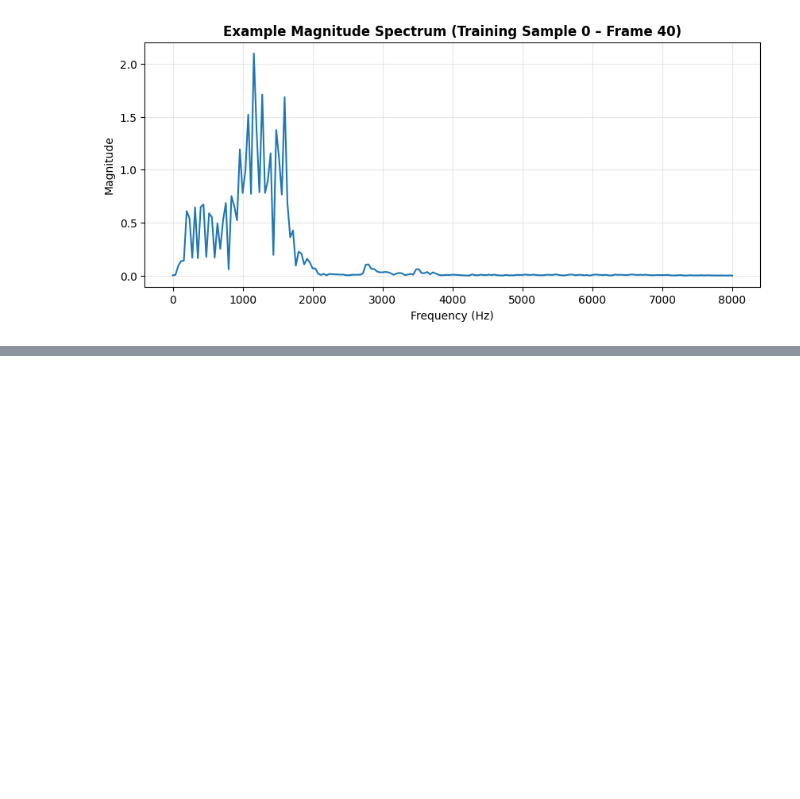
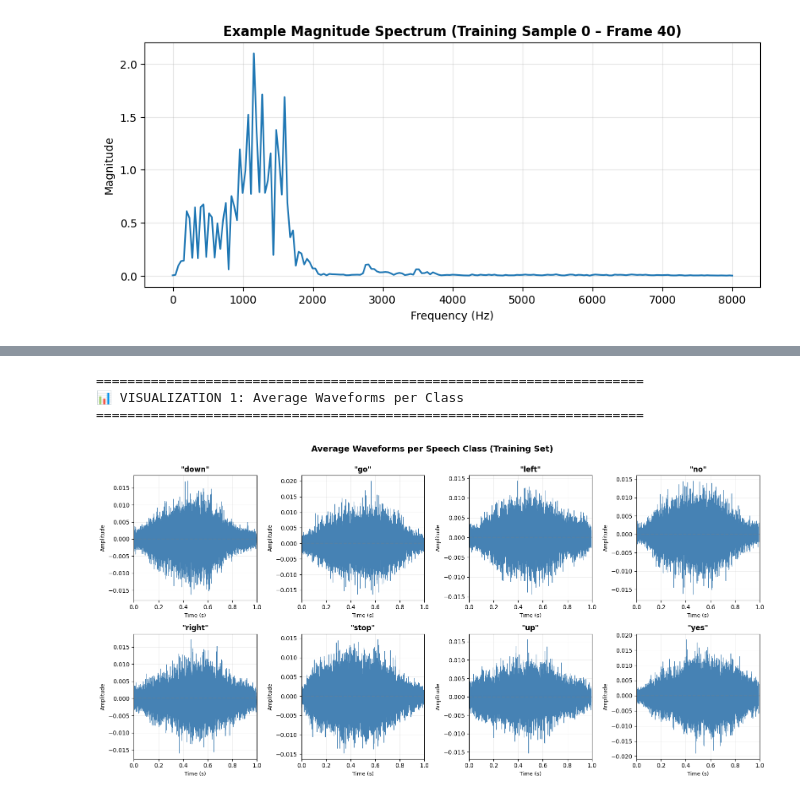
Before and after one commit to Yussof-Waleed/DSP-Speech-Command-Recognition, a Jupyter notebook: speech_recognition_pipeline.ipynb, the cells around one changed output, grey strips where cells are left out. Drawn from its saved outputs; the diff is of its cells as text; code cells hidden in the pictures; blank space fills up the shorter version.

```diff
--- a/speech_recognition_pipeline.ipynb
+++ b/speech_recognition_pipeline.ipynb
@@ -1144,0 +1198,55 @@ Testing spectra shape  : (1595, 98, 201)
+# %%
+# ===================================================================
+# VISUALIZATION 1: Average Waveforms (Time Domain)
+# ===================================================================
+
+print("\n" + "=" * 70)
+print("📊 VISUALIZATION 1: Average Waveforms per Class")
+print("=" * 70)
+
+fig, axes = plt.subplots(2, 4, figsize=(16, 8))
+axes = axes.flatten()
+
+for idx, class_label in enumerate(unique_classes):
+    ax = axes[idx]
+
+    # Reconstruct full waveform from frames using overlap-add
+    avg_frames = avg_frames_per_class[idx]
+    n_frames, frame_length = avg_frames.shape
+    hop_length = Config.hop_samples()
+
+    # Calculate output length
+    output_length = (n_frames - 1) * hop_length + frame_length
+    reconstructed = np.zeros(output_length)
+    window_sum = np.zeros(output_length)
+    window = get_window(Config.WINDOW_TYPE, frame_length)
+
+    # Overlap-add reconstruction
+    for frame_idx in range(n_frames):
+        start = frame_idx * hop_length
+        reconstructed[start:start + frame_length] += avg_frames[frame_idx]
+        window_sum[start:start + frame_length] += window
+
+    # Normalize by window sum to compensate for overlaps
+    window_sum[window_sum < 1e-8] = 1.0  # Avoid division by zero
+    reconstructed /= window_sum
+
+    # Plot
+    time = np.arange(len(reconstructed)) / Config.SAMPLE_RATE
+    ax.plot(time, reconstructed, linewidth=0.8, color='steelblue')
+    ax.set_title(f'"{class_label}"', fontsize=12, fontweight='bold')
+    ax.set_xlabel('Time (s)', fontsize=9)
+    ax.set_ylabel('Amplitude', fontsize=9)
+    ax.set_xlim(0, 1)
+    ax.grid(alpha=0.3, linewidth=0.5)
+    ax.axhline(y=0, color='gray', linestyle='--', alpha=0.3)
+
+plt.suptitle('Average Waveforms per Speech Class (Training Set)',
+             fontsize=14, fontweight='bold', y=1.00)
+plt.tight_layout()
+plt.show()
+# %% [output]
+======================================================================
+📊 VISUALIZATION 1: Average Waveforms per Class
+======================================================================
+[figure, added]
```
Also changed, not shown: parts of 6 cells of this notebook, 2 other files.
